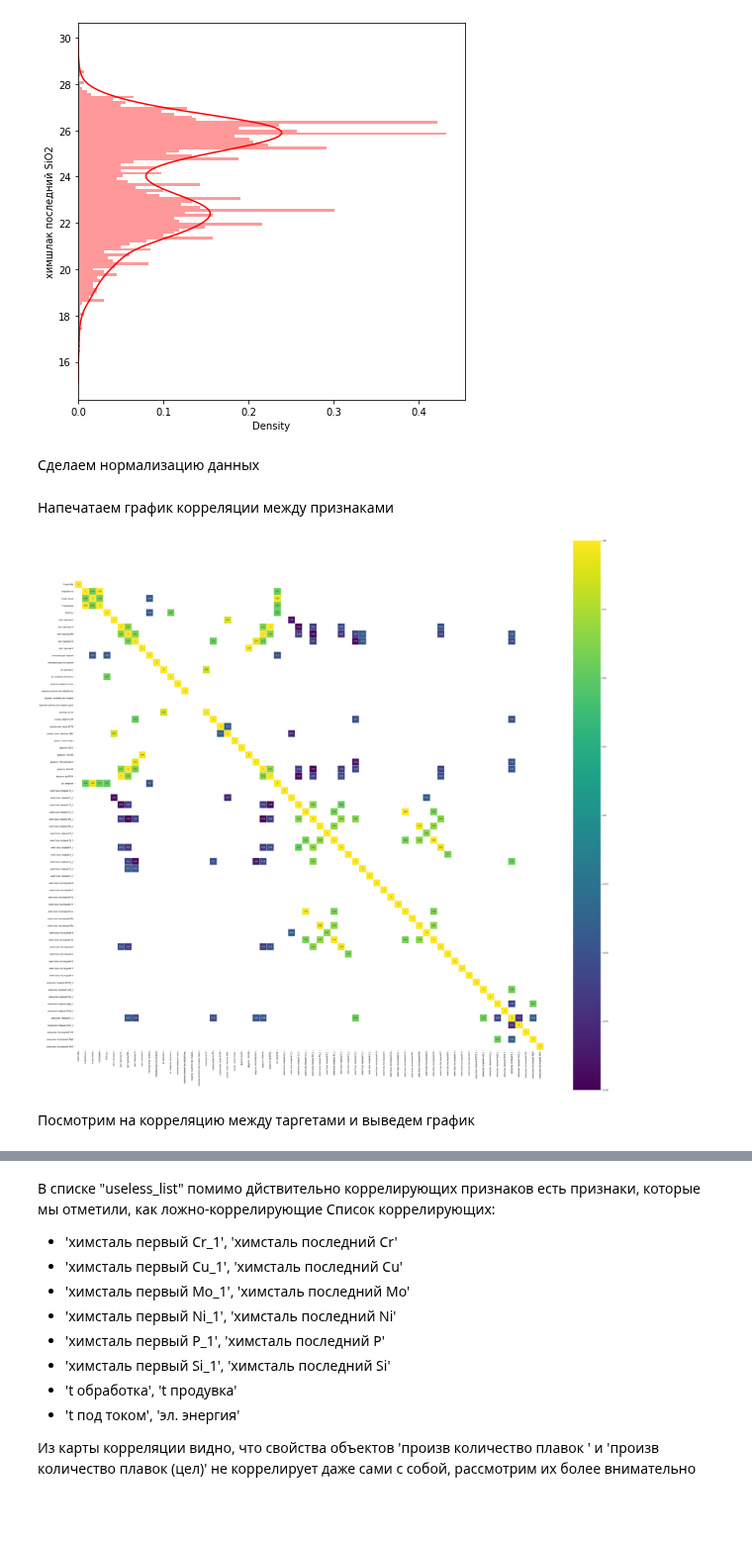
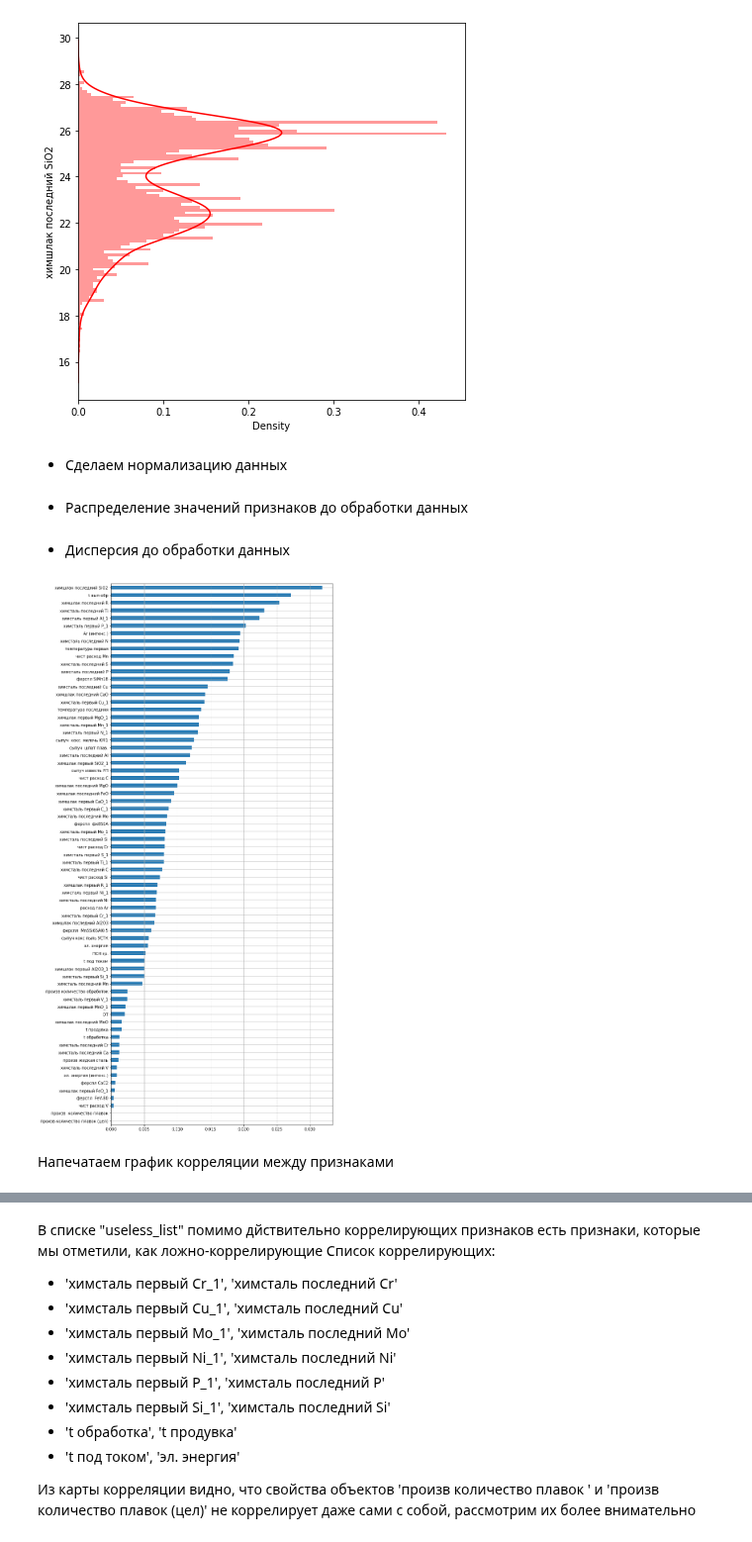
Before and after one commit to OnlyOneUseAcc/Evraz-SCC-prediction, a Jupyter notebook: EDA.ipynb, the cells around one changed output, grey strips where cells are left out. Shown at 99% size. Cells and saved outputs as stored; diff of their text form; code cells hidden in the pictures; blank space fills up the shorter version.

```diff
--- a/EDA.ipynb
+++ b/EDA.ipynb
@@ -87,7 +124,7 @@ dtype: float64
 # %%
 dropped_data = sf.drop_columns(data,0.65)
 marked_data = dropped_data[dropped_data['МАРКА'] == top_mark]
-marked_data = marked_data.drop(columns= ['nplv','ПРОФИЛЬ', 'МАРКА','DT'])
+marked_data = marked_data.drop(columns= ['nplv', 'ПРОФИЛЬ', 'МАРКА'])
 # %% [output]
 Удаленные колонки: N2 (интенс.), расход газ  N2, расход C пров., сыпуч кварцит, сыпуч  кокс. мелочь (сух.), ферспл FeMo, ферспл FeSi-75, ферспл FeV азот., ферспл  Ni H1 пласт., ферспл  ферванит
 # %% [markdown]
@@ -137,7 +165,9 @@ plt.savefig(f'{SOURCE_DATA}target_range_4.png')
 # %% [output]
 [figure]
 # %% [markdown]
-Сделаем нормализацию данных
+* Сделаем нормализацию данных
 # %%
 normalized_data = sf.normalize_data(marked_data)
 del marked_data
+# %% [markdown]
+* Распределение значений признаков до обработки данных
@@ -144,15 +179,18 @@ del marked_data
+# %% [markdown]
+ * Дисперсия до обработки данных
+# %%
+dispersion_ax = normalized_data.var().sort_values().plot(kind='barh', figsize=(10, 25), grid=True)
+dispersion_fig = dispersion_ax.get_figure()
+dispersion_fig.savefig('source/dispersion_bar_preprocessing.png')
+# %% [output]
+[figure, added]
 # %% [markdown]
 Напечатаем график корреляции между признаками
 # %%
 corr_data = normalized_data.drop(columns=target_columns).corr()
 
-plt.figure(figsize=(52, 50))
-
-sns.heatmap(corr_data[(corr_data >= 0.5) | (corr_data <= -0.4)],
-           cmap='viridis', vmax=1.0, vmin=-1.0, linewidths=0.1,
-           annot=True, annot_kws={"size": 8}, square=True)
-plt.savefig(f'{SOURCE_DATA}correletion_map.png')
+#plt.figure(figsize=(52, 50))
+#sns.heatmap(corr_data[(corr_data >= 0.5) | (corr_data <= -0.4)],
+#         cmap='viridis', vmax=1.0, vmin=-1.0, linewidths=0.1,
+#         annot=True, annot_kws={"size": 8}, square=True)
+#plt.savefig(f'{SOURCE_DATA}correletion_map.png')
-# %% [output]
-[figure, removed]
-# %% [markdown]
-Посмотрим на корреляцию между таргетами и выведем график
```
Also changed, not shown: parts of 34 cells of this notebook, 19 other files.
